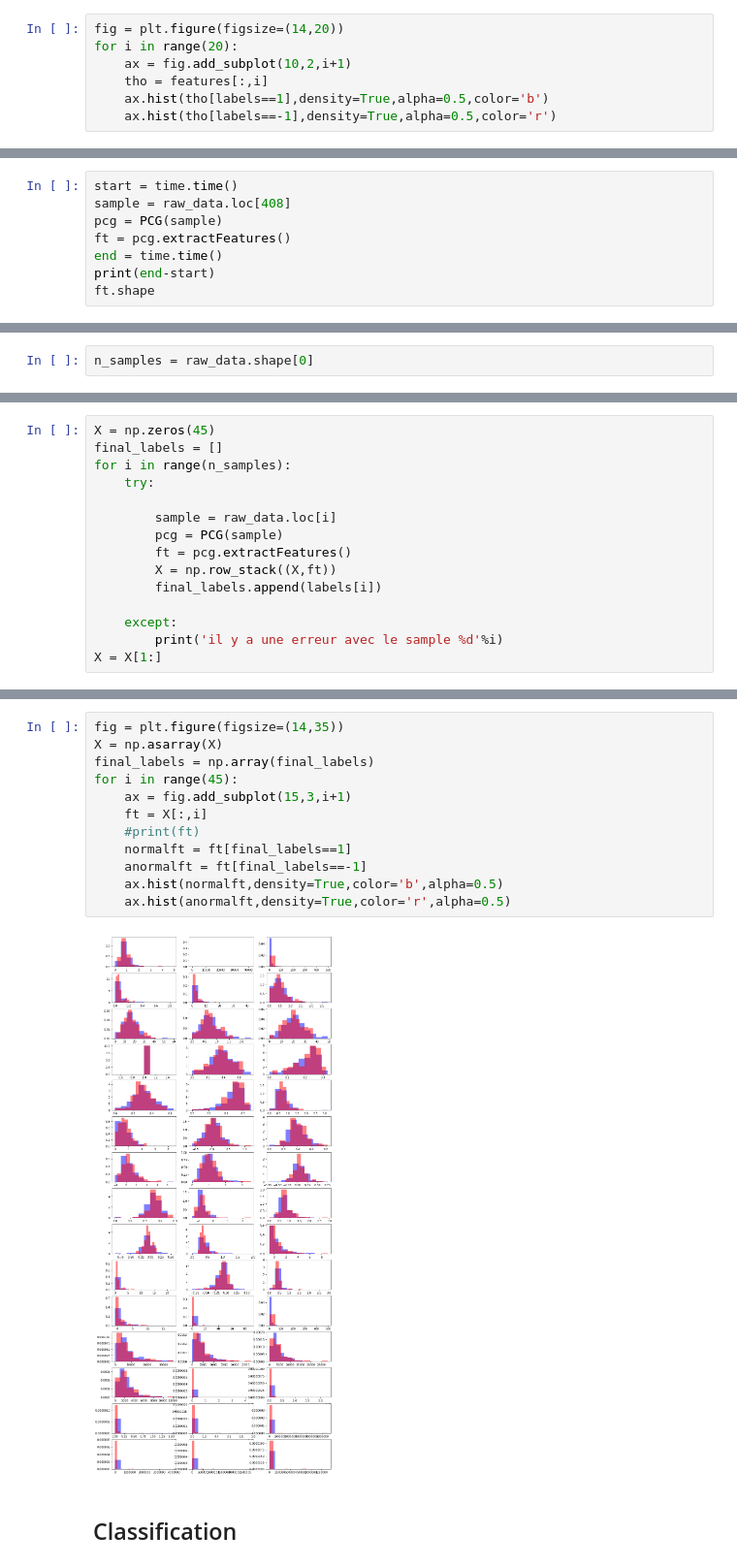
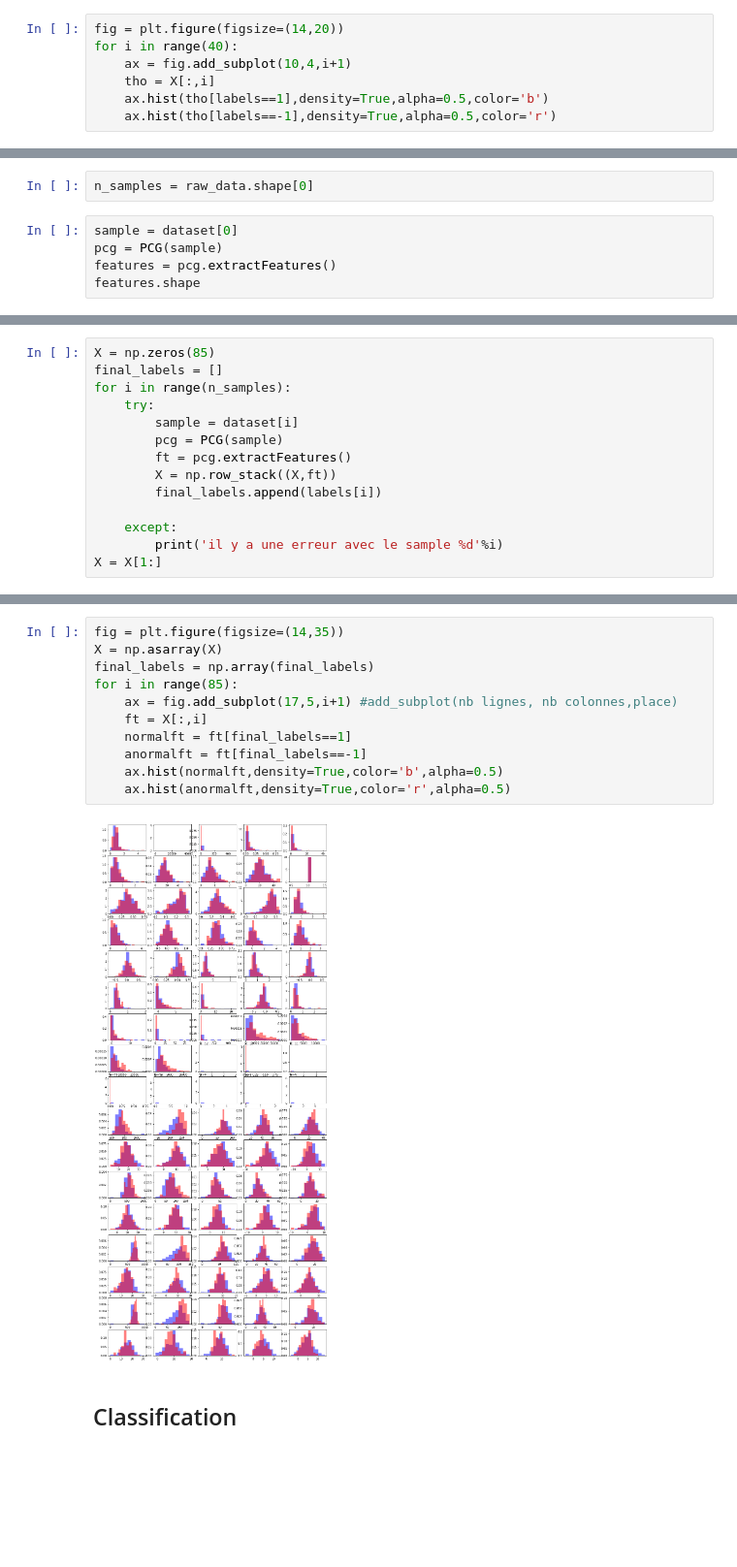
Before and after one commit to aymericfloyrac/Python_for_datascience, a Jupyter notebook: Projet Python.ipynb, the cells around one changed output, grey strips where cells are left out. Shown at 97% size. Saved outputs shown, nothing was run; the diff lists cells and outputs as text; blank space fills up the shorter version.

```diff
--- a/Projet Python.ipynb
+++ b/Projet Python.ipynb
@@ -359,8 +388,8 @@ features = features[1:]
 # %%
 fig = plt.figure(figsize=(14,20))
-for i in range(20):
-    ax = fig.add_subplot(10,2,i+1)
-    tho = features[:,i]
+for i in range(40):
+    ax = fig.add_subplot(10,4,i+1)
+    tho = X[:,i]
     ax.hist(tho[labels==1],density=True,alpha=0.5,color='b')
     ax.hist(tho[labels==-1],density=True,alpha=0.5,color='r')
 # %% [output]
@@ -368,10 +397,2 @@ for i in range(20):
 # %% [markdown]
 ## Analyse des features
-# %%
-start = time.time()
-sample = raw_data.loc[408]
-pcg = PCG(sample)
-ft = pcg.extractFeatures()
-end = time.time()
-print(end-start)
-ft.shape
@@ -381,2 +399,7 @@ ft.shape
 # %%
 n_samples = raw_data.shape[0]
+# %%
+sample = dataset[0]
+pcg = PCG(sample)
+features = pcg.extractFeatures()
+features.shape
@@ -383,10 +408,9 @@ n_samples = raw_data.shape[0]
 # %%
-X = np.zeros(45)
+X = np.zeros(85)
 final_labels = []
 for i in range(n_samples):
     try:
-
-        sample = raw_data.loc[i]
+        sample = dataset[i]
         pcg = PCG(sample)
         ft = pcg.extractFeatures()
         X = np.row_stack((X,ft))
@@ -400,16 +424,15 @@ np.save('features.npy',X)
 # %%
 fig = plt.figure(figsize=(14,35))
 X = np.asarray(X)
 final_labels = np.array(final_labels)
-for i in range(45):
-    ax = fig.add_subplot(15,3,i+1)
+for i in range(85):
+    ax = fig.add_subplot(17,5,i+1) #add_subplot(nb lignes, nb colonnes,place)
     ft = X[:,i]
-    #print(ft)
     normalft = ft[final_labels==1]
     anormalft = ft[final_labels==-1]
     ax.hist(normalft,density=True,color='b',alpha=0.5)
     ax.hist(anormalft,density=True,color='r',alpha=0.5)
 # %% [output]
-[figure, old version]
+[figure, new version]
 # %% [markdown]
 ## Classification
```
Also changed, not shown: parts of 36 cells of this notebook.
